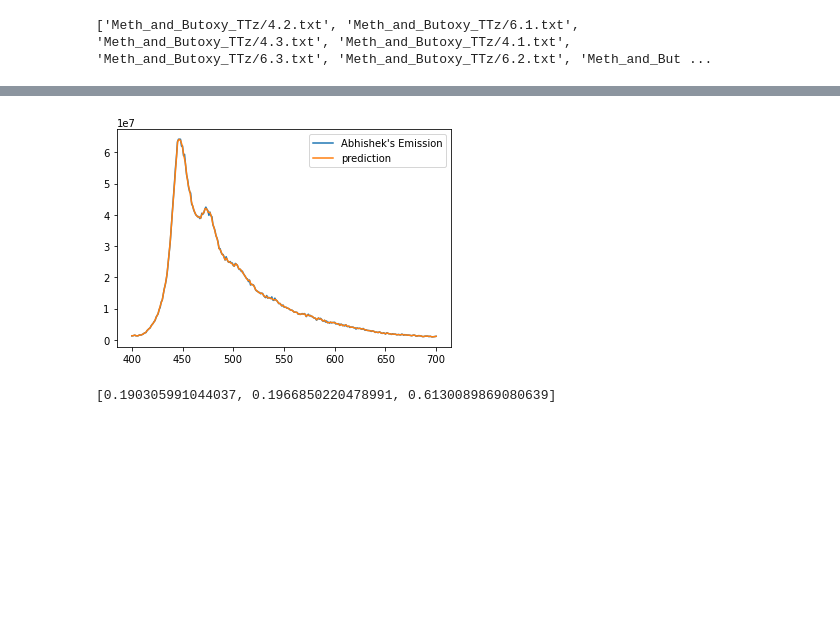
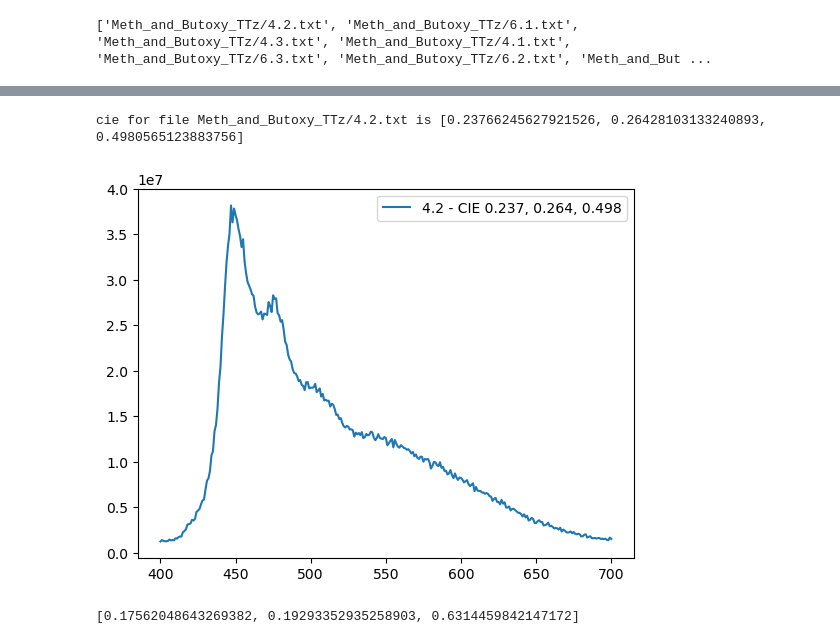
Before and after one commit to FoleyLab/wptherml, a Jupyter notebook: examples/CIE_Example.ipynb, the cells around one changed output, grey strips where cells are left out. Saved outputs shown, nothing was run; the diff lists cells and outputs as text; code cells hidden in the pictures; blank space fills up the shorter version.

```diff
--- a/examples/CIE_Example.ipynb
+++ b/examples/CIE_Example.ipynb
@@ -215,13 +221,20 @@ cie for file Meth_and_Butoxy_TTz/8.2.txt is [0.17562048643269382, 0.192933529352
+# %%
+data = np.loadtxt(filenames[0])
+emission_spline = interpolate.interp1d(data[:,0], data[:,1])
+emission_prediction = emission_spline(w.wavelength_array * 1e9)
+cie = w.compute_cie(emission_prediction)
+print(F"cie for file {filenames[0]} is {cie}")
+# %% [output]
+cie for file Meth_and_Butoxy_TTz/4.2.txt is [0.23766245627921526, 0.26428103133240893, 0.4980565123883756]
 # %%
-plt.plot(data[:,0], data[:,1], label="Abhishek's Emission")
-plt.plot(w.wavelength_array * 1e9, emission_prediction, label="prediction")
+plt.plot(data[:,0], data[:,1], label="4.2 - CIE 0.237, 0.264, 0.498")
 plt.legend()
 plt.show()
 # %% [output]
-[figure, old version]
+[figure, new version]
 # %%
 abhishek_cie_51 = w.compute_cie(emission_prediction)
 # %%
 print(abhishek_cie_51)
 # %% [output]
-[0.190305991044037, 0.1966850220478991, 0.6130089869080639]
+[0.17562048643269382, 0.19293352935258903, 0.6314459842147172]
```
Also changed, not shown: parts of 4 cells of this notebook.
